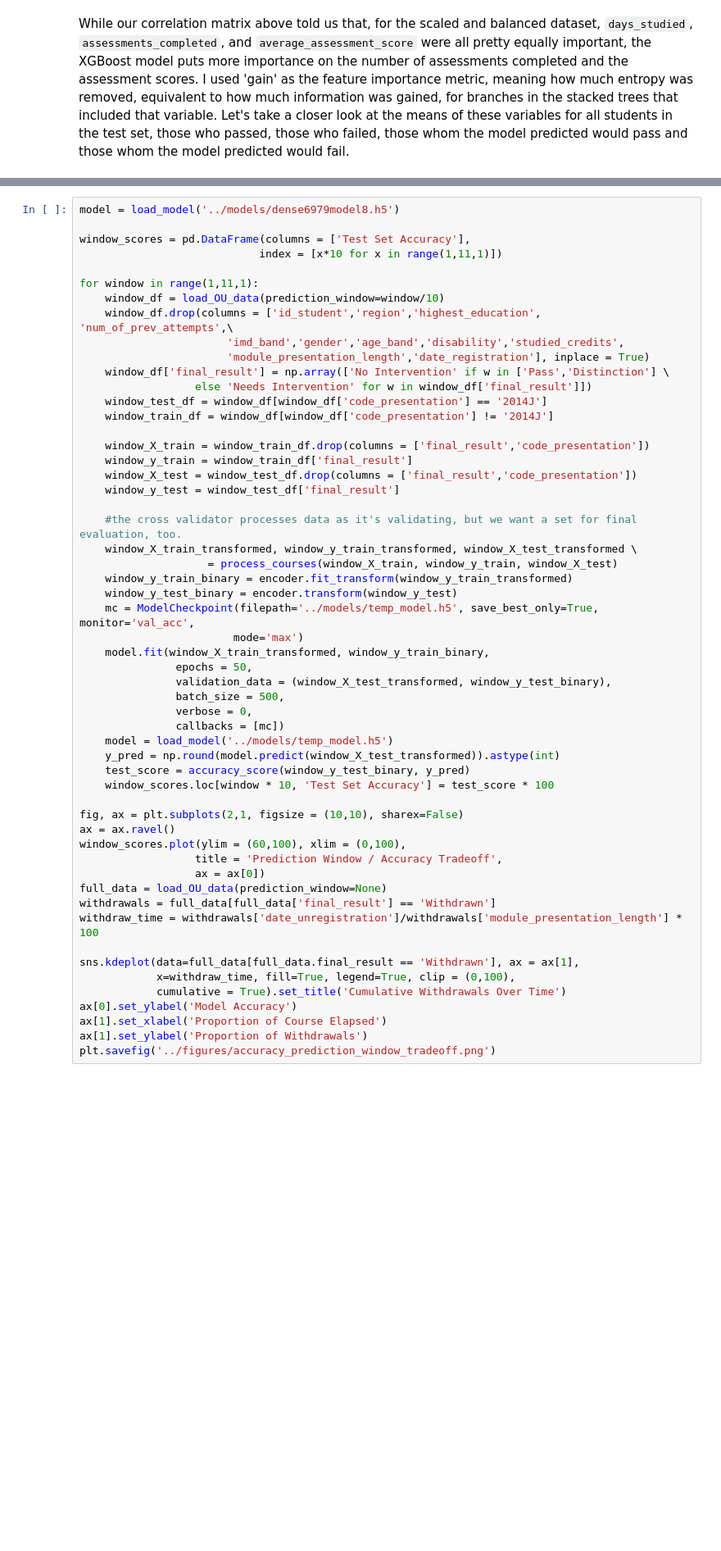
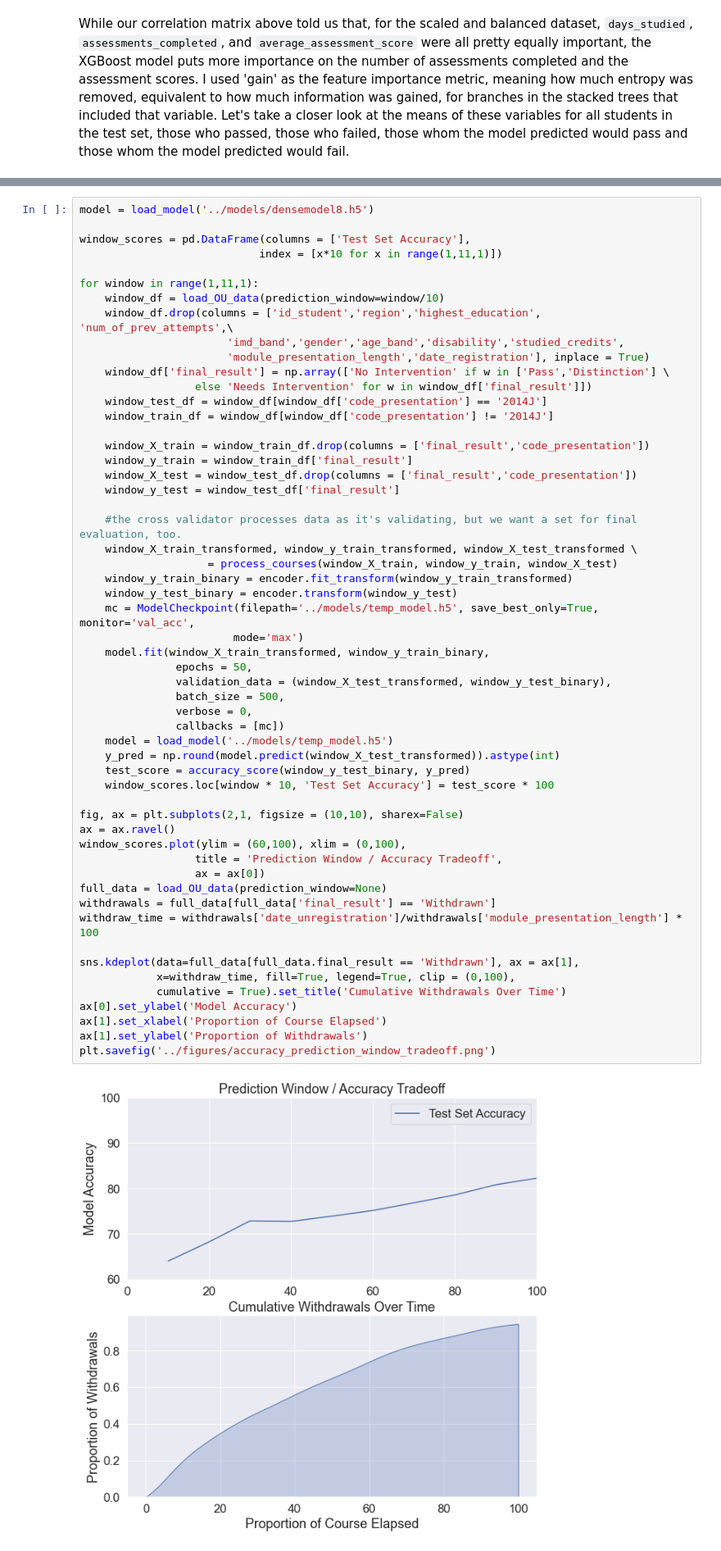
Before and after one commit to Caellwyn/ou_student_predictions, a Jupyter notebook: report/report_notebook.ipynb, the cells around one changed output, grey strips where cells are left out. Shown at 82% size. Saved outputs shown, nothing was run; the diff lists cells and outputs as text; blank space fills up the shorter version.

```diff
--- a/report/report_notebook.ipynb
+++ b/report/report_notebook.ipynb
@@ -534,7 +586,7 @@ I base this notebook on making predictions 50% of the way through each course.
 
 The accuracy of my final model over the different predictions windows for this data set is plotted on the top chart while the rate of withdrawal is shown on the bottom one.
 # %%
-model = load_model('../models/dense6979model8.h5')
+model = load_model('../models/densemodel8.h5')
 
 window_scores = pd.DataFrame(columns = ['Test Set Accuracy'],
                             index = [x*10 for x in range(1,11,1)])
@@ -561,33 +613,35 @@ for window in range(1,11,1):
     window_y_test_binary = encoder.transform(window_y_test)
     mc = ModelCheckpoint(filepath='../models/temp_model.h5', save_best_only=True, monitor='val_acc',
                         mode='max')
     model.fit(window_X_train_transformed, window_y_train_binary,
                epochs = 50,
                validation_data = (window_X_test_transformed, window_y_test_binary),
                batch_size = 500,
                verbose = 0,
                callbacks = [mc])
     model = load_model('../models/temp_model.h5')
     y_pred = np.round(model.predict(window_X_test_transformed)).astype(int)
     test_score = accuracy_score(window_y_test_binary, y_pred)
     window_scores.loc[window * 10, 'Test Set Accuracy'] = test_score * 100
 
 fig, ax = plt.subplots(2,1, figsize = (10,10), sharex=False)
 ax = ax.ravel()
 window_scores.plot(ylim = (60,100), xlim = (0,100),
                   title = 'Prediction Window / Accuracy Tradeoff',
                   ax = ax[0])
 full_data = load_OU_data(prediction_window=None)
 withdrawals = full_data[full_data['final_result'] == 'Withdrawn']
 withdraw_time = withdrawals['date_unregistration']/withdrawals['module_presentation_length'] * 100
 
 sns.kdeplot(data=full_data[full_data.final_result == 'Withdrawn'], ax = ax[1],
             x=withdraw_time, fill=True, legend=True, clip = (0,100),
             cumulative = True).set_title('Cumulative Withdrawals Over Time')
 ax[0].set_ylabel('Model Accuracy')
 ax[1].set_xlabel('Proportion of Course Elapsed')
 ax[1].set_ylabel('Proportion of Withdrawals')
 plt.savefig('../figures/accuracy_prediction_window_tradeoff.png')
+# %% [output]
+[figure, added]
 # %% [markdown]
 ## Accuracy by Course
 Did I succeed in creating a model that generalizes across courses?
```
Also changed, not shown: parts of 6 cells of this notebook, 36 other files.
